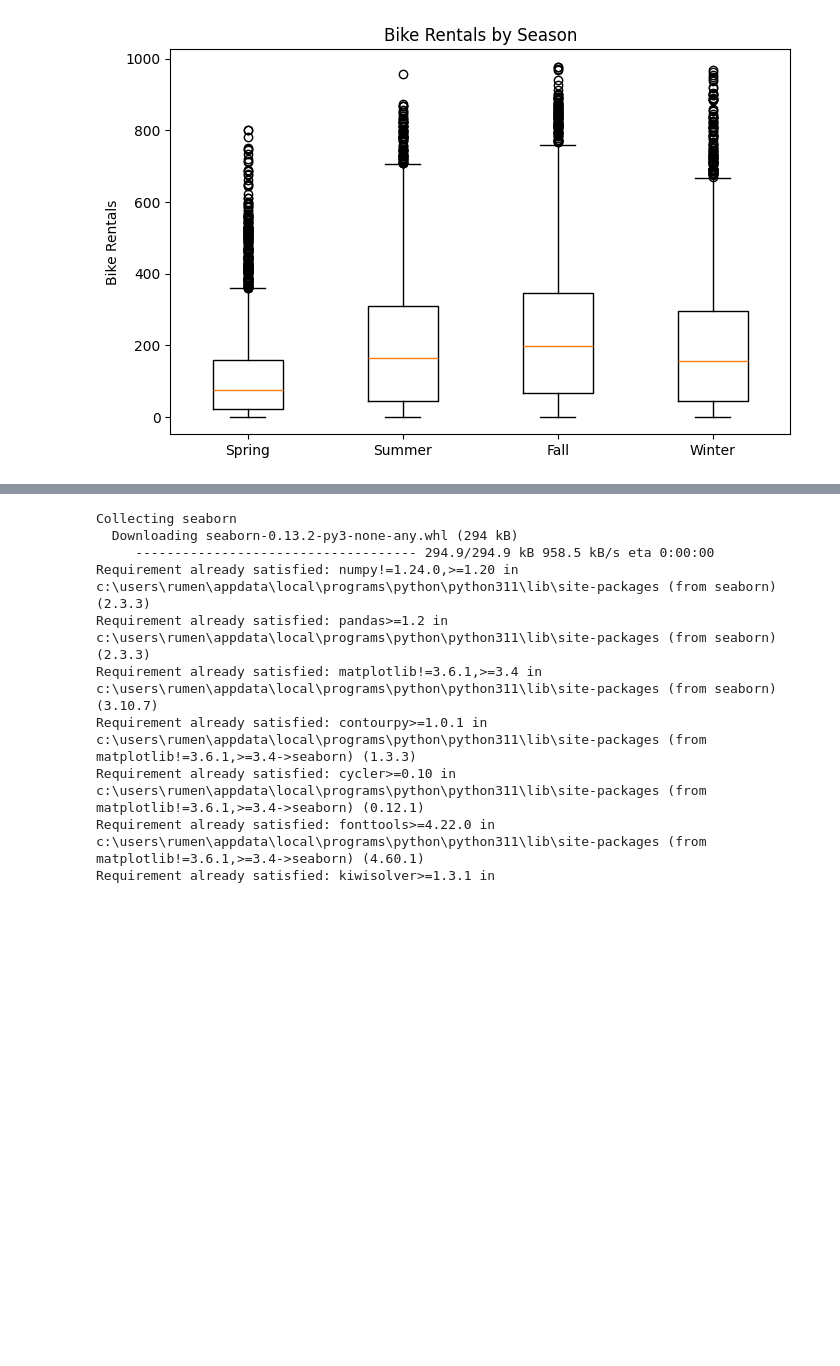
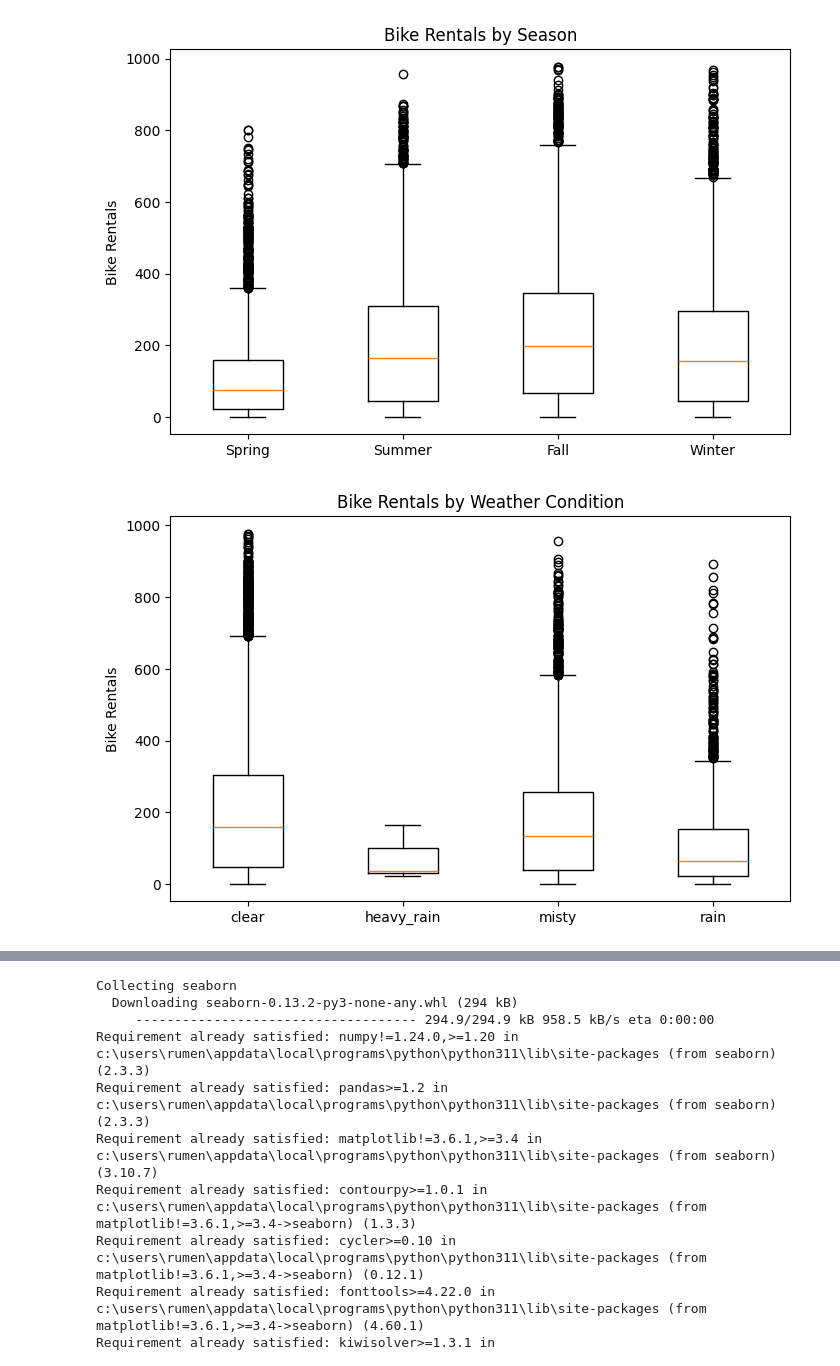
Before and after one commit to rumen111/data_science, a Jupyter notebook: data_science.ipynb, the cells around one changed output, grey strips where cells are left out. Cells and saved outputs as stored; diff of their text form; code cells hidden in the pictures; blank space fills up the shorter version.

```diff
--- a/data_science.ipynb
+++ b/data_science.ipynb
@@ -182,6 +182,26 @@ plt.title("Bike Rentals by Season")
 plt.show()
 # %% [output]
 [figure]
+# %%
+import matplotlib.pyplot as plt
+
+# get unique weather values
+weather_values = sorted(df["weather"].unique())
+
+# collect data
+data = [df[df["weather"] == w]["count"] for w in weather_values]
+
+# plot
+plt.figure(figsize=(8, 5))
+plt.boxplot(data)
+
+plt.xticks(range(1, len(weather_values)+1), weather_values)
+plt.ylabel("Bike Rentals")
+plt.title("Bike Rentals by Weather Condition")
+
+plt.show()
+# %% [output]
+[figure, added]
 # %% [markdown]
 ##### 2.3. First Impressions
 
```
Also changed, not shown: parts of 32 cells of this notebook.
